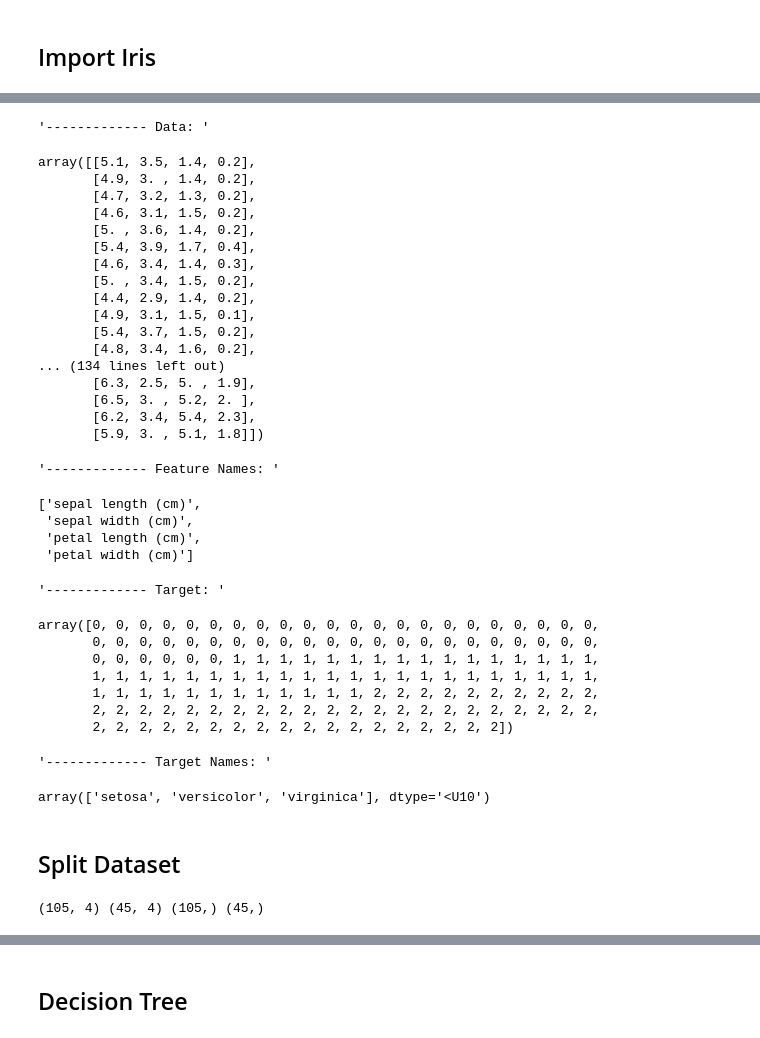
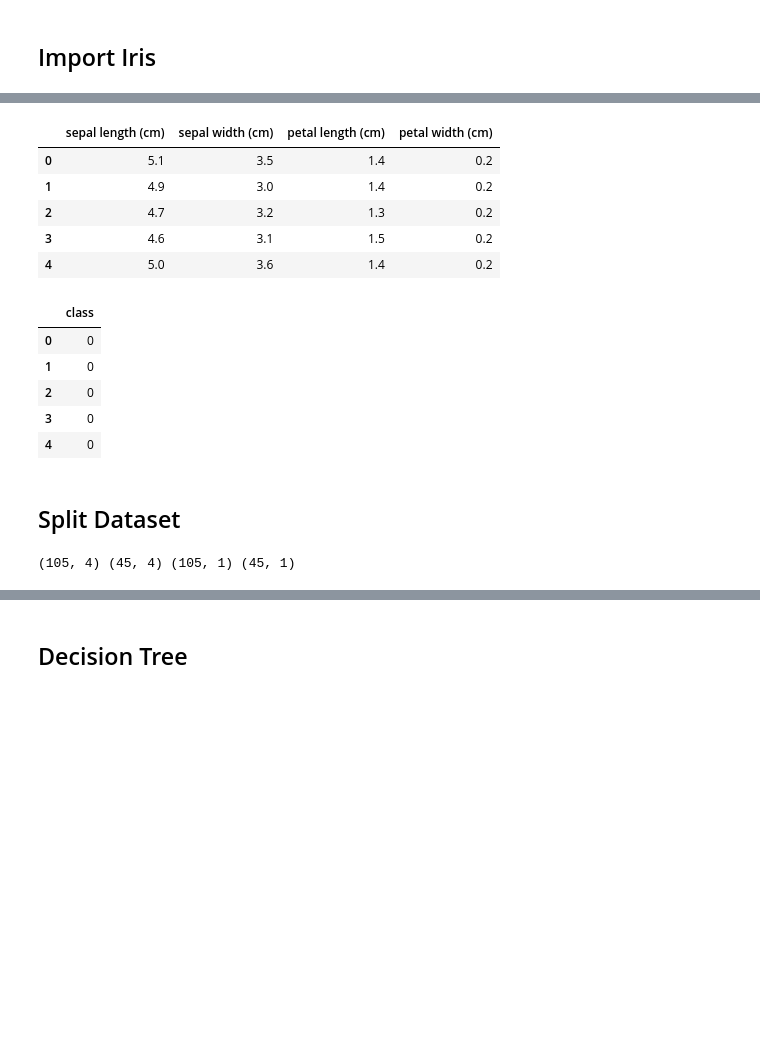
Before and after one commit to canturkemin/datamining, a Jupyter notebook: iris_decisiontree.ipynb, the cells around one changed output, grey strips where cells are left out. Cells and saved outputs as stored; diff of their text form; code cells hidden in the pictures; blank space fills up the shorter version.

```diff
--- a/iris_decisiontree.ipynb
+++ b/iris_decisiontree.ipynb
@@ -37,44 +18,0 @@ dict_keys(['data', 'target', 'frame', 'target_names', 'DESCR', 'feature_names',
-# %%
-"------------- Data: "
-iris["data"]
-"------------- Feature Names: "
-iris["feature_names"]
-"------------- Target: "
-iris["target"]
-"------------- Target Names: "
-iris["target_names"]
-# iris["DESCR"]
-# %% [output]
-'------------- Data: '
-array([[5.1, 3.5, 1.4, 0.2],
-       [4.9, 3. , 1.4, 0.2],
-       [4.7, 3.2, 1.3, 0.2],
-       [4.6, 3.1, 1.5, 0.2],
-       [5. , 3.6, 1.4, 0.2],
-       [5.4, 3.9, 1.7, 0.4],
-       [4.6, 3.4, 1.4, 0.3],
-       [5. , 3.4, 1.5, 0.2],
-       [4.4, 2.9, 1.4, 0.2],
-       [4.9, 3.1, 1.5, 0.1],
-       [5.4, 3.7, 1.5, 0.2],
-       [4.8, 3.4, 1.6, 0.2],
-... (134 lines left out)
-       [6.3, 2.5, 5. , 1.9],
-       [6.5, 3. , 5.2, 2. ],
-       [6.2, 3.4, 5.4, 2.3],
-       [5.9, 3. , 5.1, 1.8]])
-'------------- Feature Names: '
-['sepal length (cm)',
- 'sepal width (cm)',
- 'petal length (cm)',
- 'petal width (cm)']
-'------------- Target: '
-array([0, 0, 0, 0, 0, 0, 0, 0, 0, 0, 0, 0, 0, 0, 0, 0, 0, 0, 0, 0, 0, 0,
-       0, 0, 0, 0, 0, 0, 0, 0, 0, 0, 0, 0, 0, 0, 0, 0, 0, 0, 0, 0, 0, 0,
-       0, 0, 0, 0, 0, 0, 1, 1, 1, 1, 1, 1, 1, 1, 1, 1, 1, 1, 1, 1, 1, 1,
-       1, 1, 1, 1, 1, 1, 1, 1, 1, 1, 1, 1, 1, 1, 1, 1, 1, 1, 1, 1, 1, 1,
-       1, 1, 1, 1, 1, 1, 1, 1, 1, 1, 1, 1, 2, 2, 2, 2, 2, 2, 2, 2, 2, 2,
-       2, 2, 2, 2, 2, 2, 2, 2, 2, 2, 2, 2, 2, 2, 2, 2, 2, 2, 2, 2, 2, 2,
-       2, 2, 2, 2, 2, 2, 2, 2, 2, 2, 2, 2, 2, 2, 2, 2, 2, 2])
-'------------- Target Names: '
-array(['setosa', 'versicolor', 'virginica'], dtype='<U10')
@@ -81,6 +21,22 @@ array(['setosa', 'versicolor', 'virginica'], dtype='<U10')
 # %%
-irisX = pd.DataFrame(iris["data"], columns = iris["feature_names"])
-irisY = iris["target"] # 0 - Setosa, 1 - versicolor, 2 - virginica
+X = pd.DataFrame(iris.data, columns=iris.feature_names)
+y = pd.DataFrame(iris.target, columns=["class"]) # 0 - Setosa, 1 - versicolor, 2 - virginica
+
+X.head()
+y.head()
+# %% [output]
+|  | sepal length (cm) | sepal width (cm) | petal length (cm) | petal width (cm) |
+| 0 | 5.1 | 3.5 | 1.4 | 0.2 |
+| 1 | 4.9 | 3.0 | 1.4 | 0.2 |
+| 2 | 4.7 | 3.2 | 1.3 | 0.2 |
+| 3 | 4.6 | 3.1 | 1.5 | 0.2 |
+| 4 | 5.0 | 3.6 | 1.4 | 0.2 |
+|  | class |
+| 0 | 0 |
+| 1 | 0 |
+| 2 | 0 |
+| 3 | 0 |
+| 4 | 0 |
 # %% [markdown]
 ## Split Dataset
 # %%
@@ -88,11 +44,11 @@ irisY = iris["target"] # 0 - Setosa, 1 - versicolor, 2 - virginica
 from sklearn.model_selection import train_test_split
 
 # Test size: %30 - compute train test split on "scaled" data
-X_train, X_test, y_train, y_test = train_test_split(irisX, irisY, test_size=0.30, random_state=1)
+X_train, X_test, y_train, y_test = train_test_split(X, y, test_size=0.30, random_state=1)
 
 print(X_train.shape, X_test.shape, y_train.shape, y_test.shape)
 # %% [output]
-(105, 4) (45, 4) (105,) (45,)
+(105, 4) (45, 4) (105, 1) (45, 1)
 # %%
 # Display the test data
 display(X_test.head())
```
Also changed, not shown: parts of 5 cells of this notebook, 1 other file.
